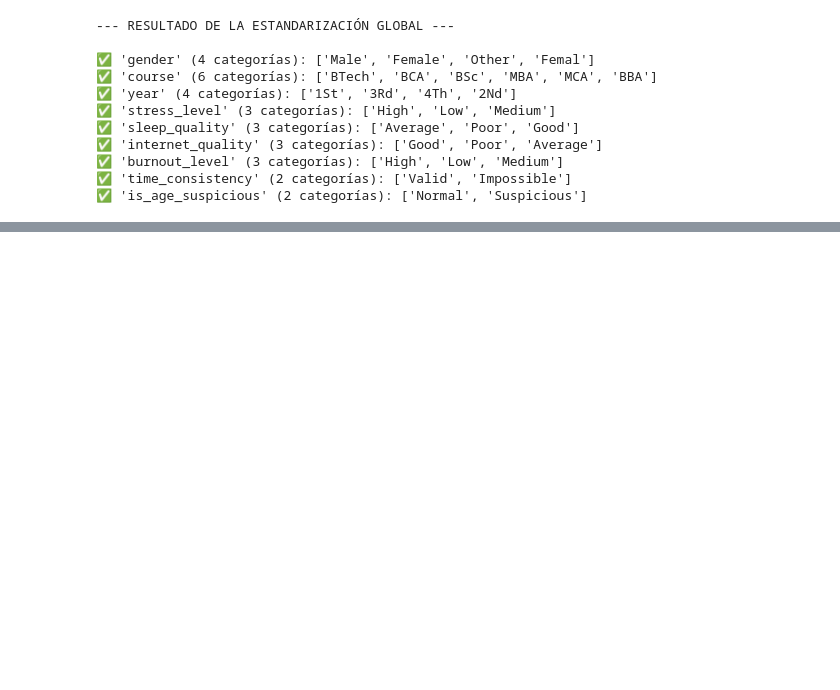
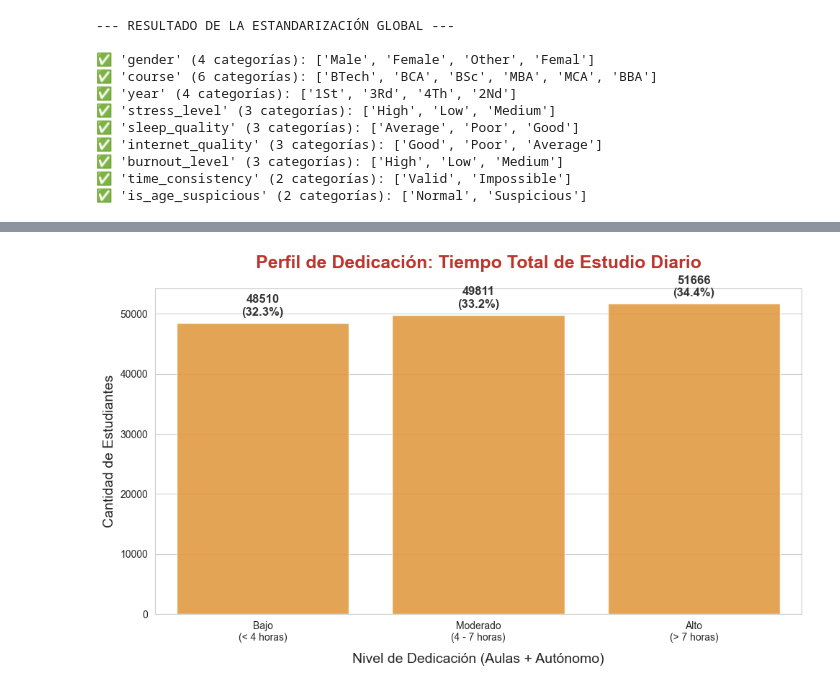
Before and after one commit to kevinmateojimenez/TRABAJO-FINAL, a Jupyter notebook: EDA_Entregable.ipynb, the cells around one changed output, grey strips where cells are left out. Drawn from its saved outputs; the diff is of its cells as text; code cells hidden in the pictures; blank space fills up the shorter version.

```diff
--- a/EDA_Entregable.ipynb
+++ b/EDA_Entregable.ipynb
@@ -803,0 +930,43 @@ for col in columnas_categoricas:
+# %%
+# 1. Nuevos límites asumiendo TIEMPO TOTAL (Aula + Casa)
+limites_estudio = [0, 4, 7, np.inf]
+etiquetas_estudio = ['Bajo\n(< 4 horas)', 'Moderado\n(4 - 7 horas)', 'Alto\n(> 7 horas)']
+
+# 2. Discretizar las horas de estudio
+estudio_agrupado = pd.cut(df['daily_study_hours'], bins=limites_estudio, labels=etiquetas_estudio, right=False)
+
+# 3. Calcular los conteos y porcentajes
+conteos_estudio = estudio_agrupado.value_counts().sort_index()
+total_validos = estudio_agrupado.dropna().count()
+porcentajes_estudio = (conteos_estudio / total_validos) * 100
+
+# 4. Configurar el lienzo
+fig, ax = plt.subplots(figsize=(10, 6))
+sns.set_style("whitegrid")
+
+# 5. Dibujar el gráfico de barras (Naranja UAL)
+sns.barplot(x=conteos_estudio.index, y=conteos_estudio.values, color='#FC9C28', ax=ax, edgecolor='white', alpha=0.9)
+
+# 6. Estética del gráfico
+ax.set_title('Perfil de Dedicación: Tiempo Total de Estudio Diario', fontsize=18, fontweight='bold', color='#BA352C', pad=20)
+ax.set_xlabel('Nivel de Dedicación (Aulas + Autónomo)', fontsize=14, labelpad=10)
+ax.set_ylabel('Cantidad de Estudiantes', fontsize=14)
+
+# 7. Añadir las etiquetas de Conteo y Porcentaje
+for i, p in enumerate(ax.patches):
+    altura = p.get_height()
+    if altura > 0:
+        porc = porcentajes_estudio.iloc[i]
+        texto_etiqueta = f"{int(altura)}\n({porc:.1f}%)"
+
+        ax.annotate(texto_etiqueta,
+                    (p.get_x() + p.get_width() / 2., altura),
+                    ha='center', va='bottom',
+                    fontsize=12, color='#333333', fontweight='bold',
+                    xytext=(0, 5), textcoords='offset points')
+
+# Ajustar márgenes y mostrar
+plt.tight_layout()
+plt.show()
+# %% [output]
+[figure, added]
```
Also changed, not shown: parts of 10 cells of this notebook.
